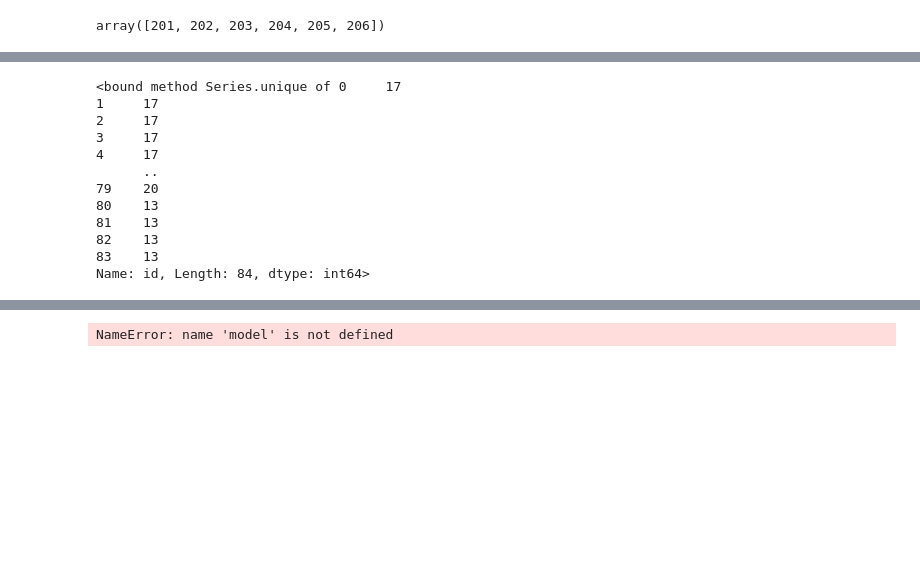
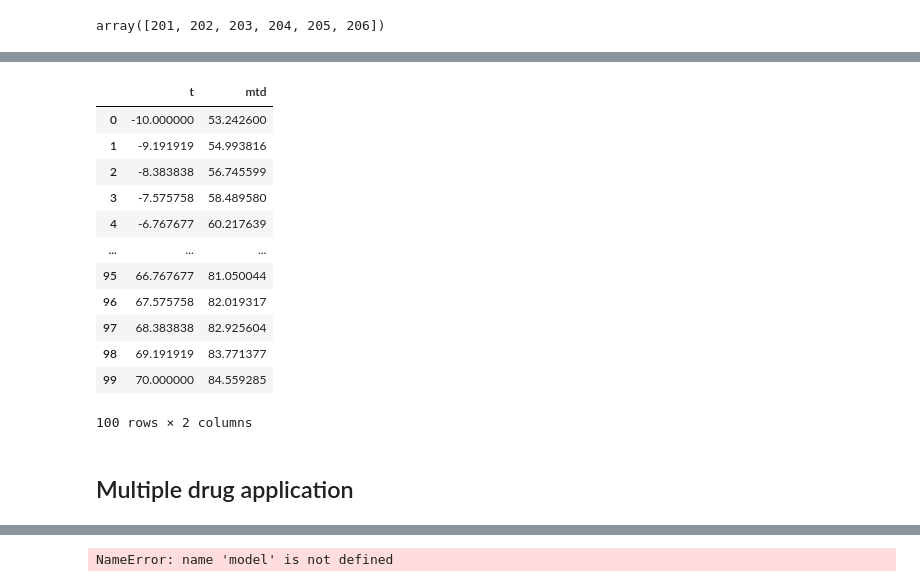
Before and after one commit to sgrzegorz/CancerTherapyPrediction, a Jupyter notebook: model.ipynb, the cells around one changed output, grey strips where cells are left out. Drawn from its saved outputs; the diff is of its cells as text; code cells hidden in the pictures; blank space fills up the shorter version.

```diff
--- a/model.ipynb
+++ b/model.ipynb
@@ -166,15 +165,25 @@ plt.show()
 # %%
-df4.id.unique
+
+mtd = P+Q+Q_p  #TODO: check
+
+df_gen = pd.DataFrame({'t' :t,'mtd' :mtd})
+display(df_gen)
+df_gen.to_csv('out/gen.csv',index=False)
+
+df_gen = pd.read_csv('out/gen.csv')
 # %% [output]
+|  | t | mtd |
+| 0 | -10.000000 | 53.242600 |
+| 1 | -9.191919 | 54.993816 |
+| 2 | -8.383838 | 56.745599 |
+| 3 | -7.575758 | 58.489580 |
+| 4 | -6.767677 | 60.217639 |
+| ... | ... | ... |
+| 95 | 66.767677 | 81.050044 |
+| 96 | 67.575758 | 82.019317 |
+| 97 | 68.383838 | 82.925604 |
+| 98 | 69.191919 | 83.771377 |
+| 99 | 70.000000 | 84.559285 |
-<bound method Series.unique of 0     17
-1     17
-2     17
-3     17
-4     17
-      ..
-79    20
-80    13
-81    13
-82    13
-83    13
-Name: id, Length: 84, dtype: int64>
+100 rows × 2 columns
+# %% [markdown]
+## Multiple drug application
```
Also changed, not shown: parts of 9 cells of this notebook, 1 other file.
